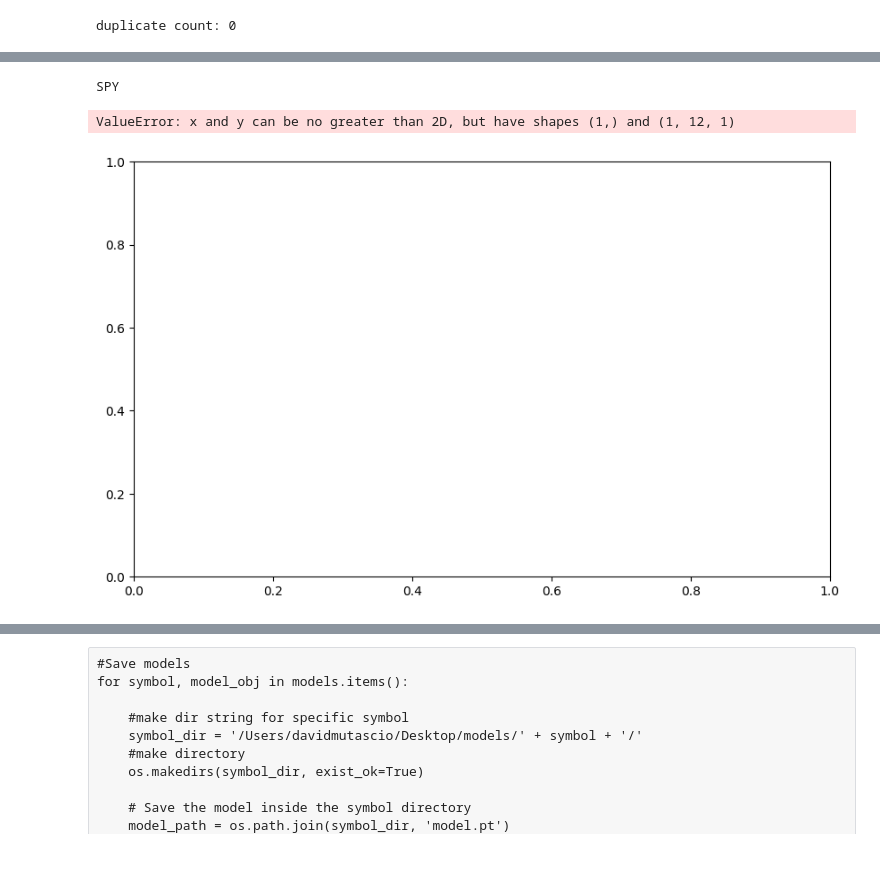
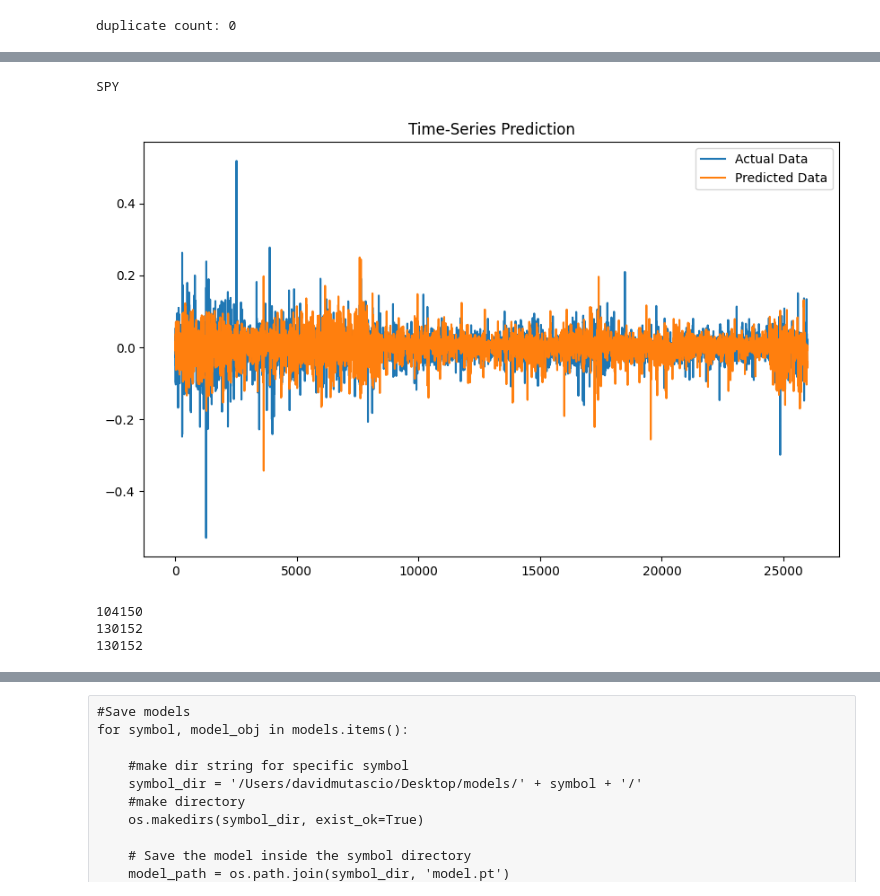
Before and after one commit to dmutascio/enigmaTrainer, a Jupyter notebook: enigmaTrainer.ipynb, the cells around one changed output, grey strips where cells are left out. Drawn from its saved outputs; the diff is of its cells as text; code cells hidden in the pictures; blank space fills up the shorter version.

```diff
--- a/enigmaTrainer.ipynb
+++ b/enigmaTrainer.ipynb
@@ -435,11 +436,11 @@ def main(symbols, asset_type, queryParams, indicator_config, signal_memory, data
 symbols = ['SPY']
 
 queryParams = {
-    #'timeframe':'1Min',
-    'timeframe':'1Day',
+    'timeframe':'15Min',
+    #'timeframe':'1Day',
     'adjustment': 'all',
     'sort': 'asc',
-    'start': '2023-01-15T00%3A00%3A00Z',
+    'start': '2016-01-15T00%3A00%3A00Z',
     'limit': '10000'
     }
 
@@ -520,7 +521,7 @@ indicator_config = {
 alpaca = Alpaca(apiKey = 'PKVVMO4VIR8019Z87DV6', apiSecret = 'XlEHA9LpAe3lCmbASJY1Ffze3aRhmCdkhvM1SBnf')
 
 
-data = main(symbols=symbols, asset_type='stock', queryParams=queryParams, indicator_config=indicator_config, signal_memory=1, data_getter=alpaca)
+data = main(symbols=symbols, asset_type='stock', queryParams=queryParams, indicator_config=indicator_config, signal_memory=2, data_getter=alpaca)
 # %% [output]
 duplicate count: 0
 # %%
@@ -878,4 +881,0 @@ SPY
-# %%
-for symbol, model in models.items():
-    print(symbol)
-    model.graph_confusion()
@@ -884,0 +882,23 @@ SPY
+# %%
+
+for symbol, model in models.items():
+    print(symbol)
+    predicted_tensor = torch.cat(model.training_data['predicted'], dim=0)
+    actual_tensor = torch.cat(model.training_data['actual'], dim=0)
+
+    threshold = 0.0
+    y_pred_binary = (np.array(predicted_tensor) > threshold).astype(int)
+    y_test_binary = (np.array(actual_tensor) > threshold).astype(int)
+    y_pred_binary=y_pred_binary.flatten()
+    y_test_binary=y_test_binary.flatten()
+
+    # Create a confusion matrix
+    conf_matrix = confusion_matrix(y_test_binary, y_pred_binary)
+
+    # Display the confusion matrix using seaborn
+    plt.figure(figsize=(8, 6))
+    sns.heatmap(conf_matrix, annot=True, fmt="d", cmap="Blues", xticklabels=['0', '1'], yticklabels=['0', '1'])
+    plt.xlabel('Predicted')
+    plt.ylabel('Actual')
+    plt.title('Confusion Matrix')
+    plt.show()
@@ -885,11 +908,31 @@ SPY
 # %%
 for symbol, model in models.items():
     print(symbol)
-    model.graph_signals()
+    plt.figure(figsize=(10,6)) #plotting
+    predicted_tensor = torch.cat(model.training_data['predicted'], dim=0)
+    actual_tensor = torch.cat(model.training_data['actual'], dim=0)
+
+    plt.plot(np.array(actual_tensor), label='Actual Data') #actual plot
+    plt.plot(np.array(predicted_tensor), label='Predicted Data') #predicted plot
+    plt.title('Time-Series Prediction')
+    plt.legend()
+    plt.show()
 # %% [output]
 SPY
-ValueError: x and y can be no greater than 2D, but have shapes (1,) and (1, 12, 1)
-[figure, old version]
+[figure, new version]
+# %%
+#print(len(data['SPY']['bars']))
+predicted_array = np.array(torch.cat(model.training_data['predicted'], dim=0))
+full_length = len(data['SPY']['bars'])
+fill_length = full_length - len(predicted_array)
+zeros = [0] * fill_length
+print(fill_length)
+print(fill_length + len(predicted_array))
+print(full_length)
+# %% [output]
+104150
+130152
+130152
 # %%
 for symbol, model in models.items():
     print(symbol)
```
Also changed, not shown: parts of 24 cells of this notebook.
